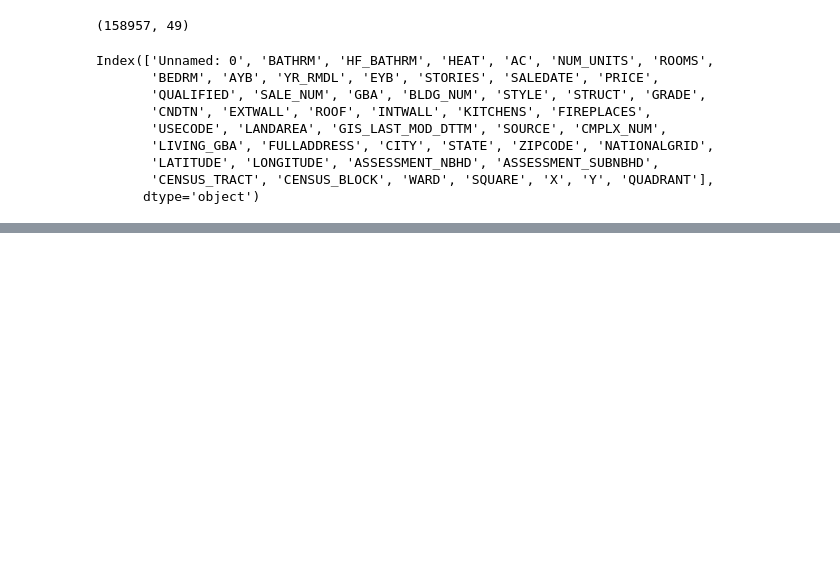
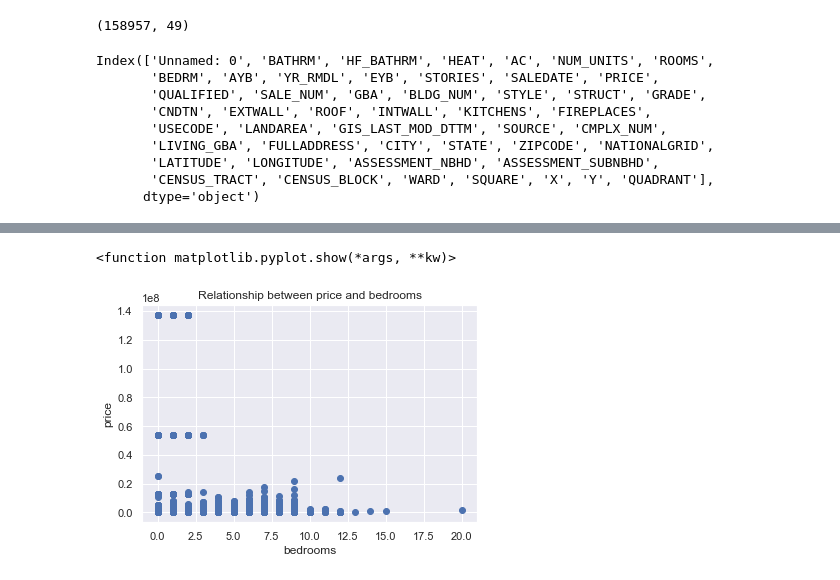
Before and after one commit to ekudawoo/Essi-space, a Jupyter notebook: Essi's Project1.ipynb, the cells around one changed output, grey strips where cells are left out. Drawn from its saved outputs; the diff is of its cells as text; code cells hidden in the pictures; blank space fills up the shorter version.

```diff
--- a/Essi's Project1.ipynb
+++ b/Essi's Project1.ipynb
@@ -84,0 +57,9 @@ df.dropna(axis=1, how='all')
+# %%
+plt.scatter(df1['BEDRM'],df1['PRICE'])
+plt.xlabel('bedrooms')
+plt.ylabel('price')
+plt.title('Relationship between price and bedrooms')
+plt.show
+# %% [output]
+<function matplotlib.pyplot.show(*args, **kw)>
+[figure, added]
```
Also changed, not shown: parts of 8 cells of this notebook.
